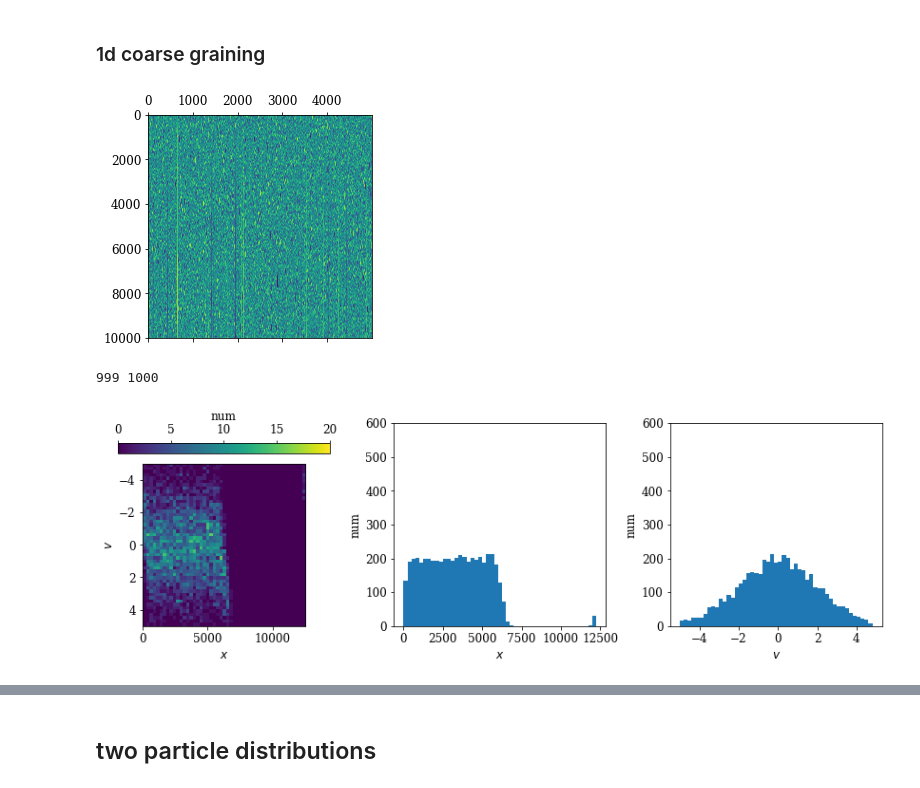
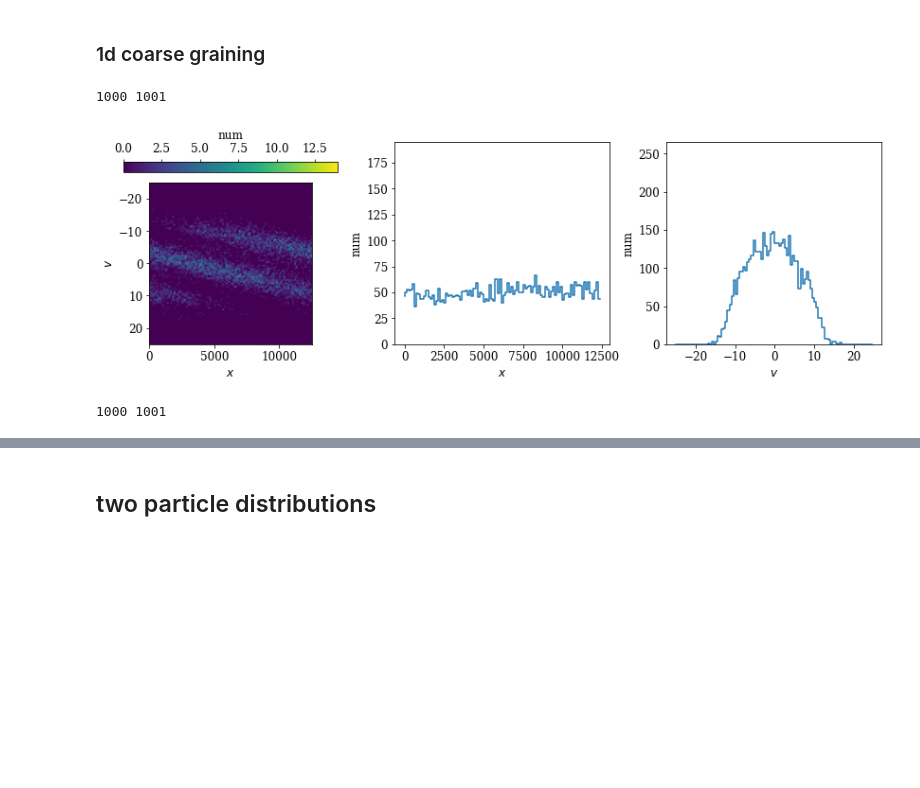
Before and after one commit to znicolaou/manybody, a Jupyter notebook: plot.ipynb, the cells around one changed output, grey strips where cells are left out. Cells and saved outputs as stored; diff of their text form; code cells hidden in the pictures; blank space fills up the shorter version.

Commit message:
added ensemble

```diff
--- a/plot.ipynb
+++ b/plot.ipynb
@@ -276,7 +276,7 @@ Video(filebase+'animation.mp4',width=512)
 # %% [markdown]
 ### 1d coarse graining
 # %%
-filebase='data/1dbig10'
+filebase='data/ensemble/8'
 file=open(filebase+'out.dat')
 N,dim,t1,t2,t3,dt,L,R0,R,V,H,dmax=file.readline().split()
 N=int(N)
@@ -288,48 +288,72 @@ t1=float(t1)
 t2=float(t2)
 t3=float(t3)
 dt=float(dt)
+
 file.close()
 times=np.fromfile(filebase+'times.dat')
 order=np.fromfile(filebase+'orders.dat',dtype=np.int32)
 states=np.fromfile(filebase+'states.dat')
 states=states.reshape((int(len(states)/((2*dim)*N)),(2*dim)*N))
+states2=states.reshape((states.shape[0],int(states.shape[1]/2),2))
 
-plt.matshow(states[:,1::2],aspect=len(states[0])/len(states)/2)
-plt.show()
-
-states2=states.reshape((states.shape[0],int(states.shape[1]/2),2))
-nbins=50
-skip=10
+nbins=100
+skip=1
 histograms=[]
+vmax=25
 
 for i in range(int(len(states)/skip)):
     print(i, int(len(states)/skip),end='\r')
-    hist,bins=np.histogramdd(states2[skip*i],bins=(np.arange(0,L,L/nbins),np.arange(-5,5,10/nbins)))
+    hist,bins=np.histogramdd(states2[skip*i],bins=(np.arange(0,L+L/nbins,L/nbins),np.arange(-vmax,vmax+2*vmax/nbins,2*vmax/nbins)))
     histograms.append(hist)
 np.save(filebase+'histograms',histograms)
 
+nmax=np.max(histograms)
+nmaxv=np.max(np.sum(histograms,axis=1))
+nmaxx=np.max(np.sum(histograms,axis=2))
 i=-1
 
 plt.subplots(1,3,figsize=(12,4))
 plt.subplot(1,3,1)
-hist,bins=np.histogramdd(states2[i],bins=(np.arange(0,L,L/nbins),np.arange(-5,5,10/nbins)))
-plt.imshow(hist.T,vmin=0,vmax=20,extent=(0,L,5,-5),aspect=L/10)
+hist,bins=np.histogramdd(states2[i],bins=(np.arange(0,L+L/nbins,L/nbins),np.arange(-vmax,vmax+2*vmax/nbins,2*vmax/nbins)))
+plt.imshow(hist.T,vmin=0,vmax=nmax,extent=(0,L,vmax,-vmax),aspect=L/(2*vmax))
 plt.colorbar(label='num',location='top')
 plt.xlabel('$x$')
 plt.ylabel('$v$')
 plt.subplot(1,3,2)
-plt.hist(states2[i,:,0],bins=np.arange(0,L,L/nbins))
+plt.step(np.arange(0,L,L/nbins),np.sum(hist,axis=1))
 plt.xlabel('$x$')
 plt.ylabel('num')
-plt.ylim(0,600)
+plt.ylim(0,1.5*nmaxx)
 plt.subplot(1,3,3)
-plt.hist(states2[i,:,1],bins=np.arange(-5,5,10/nbins))
+plt.step(np.arange(-vmax,vmax,2*vmax/nbins),np.sum(hist,axis=0))
 plt.xlabel('$v$')
 plt.ylabel('num')
-plt.ylim(0,600)
+plt.ylim(0,1.5*nmaxv)
 plt.tight_layout()
 plt.show()
 # %% [output]
+1000 1001
-[figure, old version]
+[figure, new version]
-999 1000
-[figure, removed]
+# %%
+skip=1
+if os.path.isdir(filebase+'animation'):
+    rmtree(filebase+'animation')
+if not os.path.isdir(filebase+'animation'):
+    os.mkdir(filebase+'animation')
+
+for i in range(int(len(states)/skip)):
+    print(i, int(len(states)/skip),end='\r')
+    circles=[plt.Circle((x,0),radius=R) for x in states[i*skip, ::2]]
+    plt.gca().add_collection(collections.PatchCollection(circles,alpha=0.5))
+    plt.xlim(L/2-L/2/100,L/2+L/2/100)
+    plt.ylim(-L/2/100,L/2/100)
+    plt.gca().set_aspect(1)
+    plt.xlabel('$x$')
+    plt.ylabel('$y$')
+    plt.savefig(filebase+'animation/'+str(i).zfill(4)+'.png', dpi=200,bbox_inches='tight')
+    plt.close('all')
+
+os.system('./encode.sh ' + filebase+'animation/' + ' '  + filebase+'animation 30 ')
+rmtree(filebase+'animation')
+# %% [output]
+1000 1001
```
Also changed, not shown: parts of 10 cells of this notebook, 8 other files.
